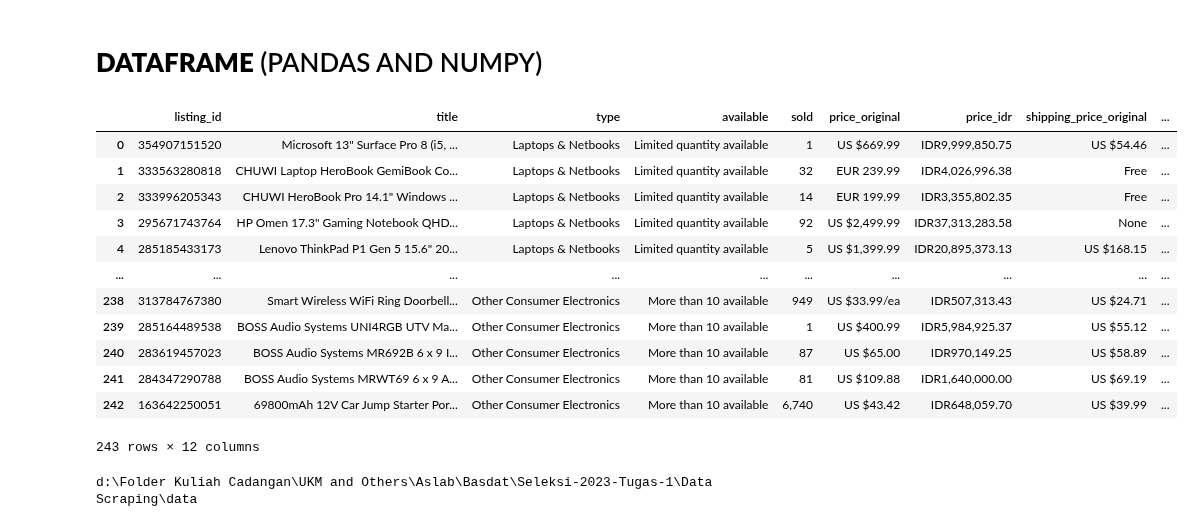
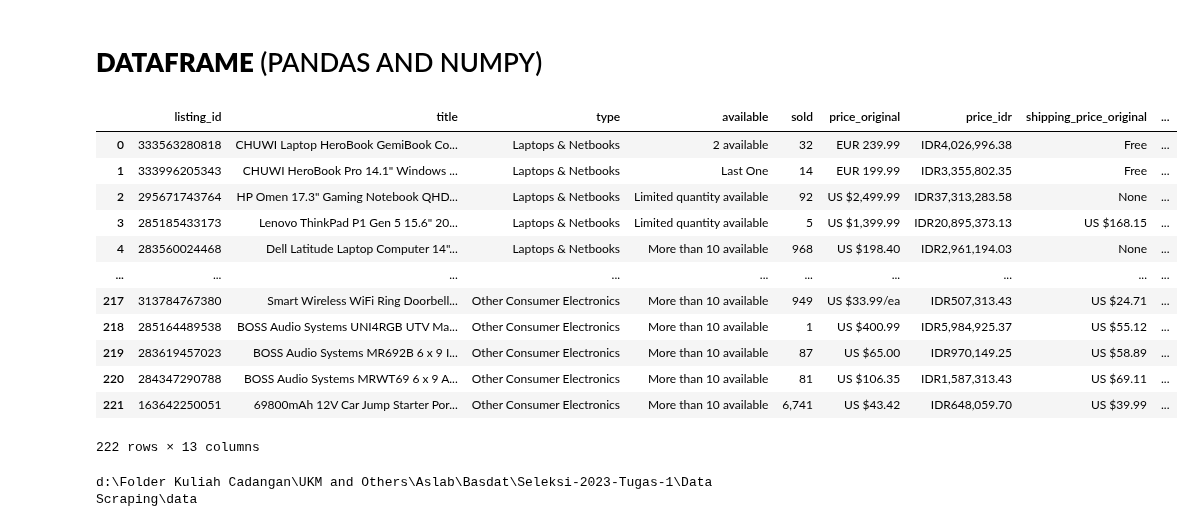
Before and after one commit to wargabasdat/Seleksi-2023-Tugas-1, a Jupyter notebook: Data Scraping/src/scraping.ipynb, the cells around one changed output. Drawn from its saved outputs; the diff is of its cells as text; code cells hidden in the pictures.

Commit message:
feat: scrap again to add new table

```diff
--- a/Data Scraping/src/scraping.ipynb
+++ b/Data Scraping/src/scraping.ipynb
@@ -45,6 +45,15 @@ def ScrapProductPage(url, type, listingID):
     else :
         available = None; sold = None
 
+    paymentString = ""
+    payment = tempSoup.find("div", "vim d-payments-minview").find("div", "ux-labels-values__values col-9")
+    payment = payment.findAll("span",role="img")
+    for i in payment:
+        if (len(paymentString) == 0):
+            paymentString = i['title']
+        else:
+            paymentString = paymentString + "," + i['title']
+
     product_price_original = tempSoup.find("div", "x-price-primary").find("span", "ux-textspans").get_text() # [4:] #removing "US $"
     product_price_idr = tempSoup.find("div", "x-price-approx").find("span", "ux-textspans ux-textspans--SECONDARY ux-textspans--BOLD").get_text() # [3:] #removing "IDR"
     shipping_price_original = tempSoup.find("div", "ux-labels-values__values-content").find("span", "ux-textspans ux-textspans--BOLD")
@@ -56,7 +65,7 @@ def ScrapProductPage(url, type, listingID):
     return_info = tempSoup.find("div", "ux-layout-section ux-layout-section--returns").findAll("span", "ux-textspans")[1].get_text()
     seller = tempSoup.find("div", "d-stores-info-categories__container__info__section__title").find("span", "ux-textspans ux-textspans--BOLD").get_text()
 
-    tuple = (listingID, name, type, available, sold, product_price_original, product_price_idr, shipping_price_original, shipping_location, return_info, seller, condition)
+    tuple = (listingID, name, type, available, sold, product_price_original, product_price_idr, shipping_price_original, shipping_location, return_info, seller, condition, paymentString)
     return tuple
 # %%
 prodsArray = [
@@ -98,27 +127,27 @@ for i in prodsArray:
 # %%
 import numpy as np
 import pandas as pd
 
 
 # Making into data frame
 numpyArr = np.array(dataArr)
 df = pd.DataFrame(numpyArr)
-df.columns = ["listing_id", "title", "type", "available", "sold", "price_original", "price_idr", "shipping_price_original", "shipping_location", "return", "seller", "condition"]
+df.columns = ["listing_id", "title", "type", "available", "sold", "price_original", "price_idr", "shipping_price_original", "shipping_location", "return", "seller", "condition", "payments"]
 df
 # %% [output]
 |  | listing_id | title | type | available | sold | price_original | price_idr | shipping_price_original | ... |
-| 0 | 354907151520 | Microsoft 13" Surface Pro 8 (i5, ... | Laptops & Netbooks | Limited quantity available | 1 | US $669.99 | IDR9,999,850.75 | US $54.46 | ... |
-| 1 | 333563280818 | CHUWI Laptop HeroBook GemiBook Co... | Laptops & Netbooks | Limited quantity available | 32 | EUR 239.99 | IDR4,026,996.38 | Free | ... |
-| 2 | 333996205343 | CHUWI HeroBook Pro 14.1" Windows ... | Laptops & Netbooks | Limited quantity available | 14 | EUR 199.99 | IDR3,355,802.35 | Free | ... |
-| 3 | 295671743764 | HP Omen 17.3" Gaming Notebook QHD... | Laptops & Netbooks | Limited quantity available | 92 | US $2,499.99 | IDR37,313,283.58 | None | ... |
-| 4 | 285185433173 | Lenovo ThinkPad P1 Gen 5 15.6" 20... | Laptops & Netbooks | Limited quantity available | 5 | US $1,399.99 | IDR20,895,373.13 | US $168.15 | ... |
+| 0 | 333563280818 | CHUWI Laptop HeroBook GemiBook Co... | Laptops & Netbooks | 2 available | 32 | EUR 239.99 | IDR4,026,996.38 | Free | ... |
+| 1 | 333996205343 | CHUWI HeroBook Pro 14.1" Windows ... | Laptops & Netbooks | Last One | 14 | EUR 199.99 | IDR3,355,802.35 | Free | ... |
+| 2 | 295671743764 | HP Omen 17.3" Gaming Notebook QHD... | Laptops & Netbooks | Limited quantity available | 92 | US $2,499.99 | IDR37,313,283.58 | None | ... |
+| 3 | 285185433173 | Lenovo ThinkPad P1 Gen 5 15.6" 20... | Laptops & Netbooks | Limited quantity available | 5 | US $1,399.99 | IDR20,895,373.13 | US $168.15 | ... |
+| 4 | 283560024468 | Dell Latitude Laptop Computer 14"... | Laptops & Netbooks | More than 10 available | 968 | US $198.40 | IDR2,961,194.03 | None | ... |
 | ... | ... | ... | ... | ... | ... | ... | ... | ... | ... |
-| 238 | 313784767380 | Smart Wireless WiFi Ring Doorbell... | Other Consumer Electronics | More than 10 available | 949 | US $33.99/ea | IDR507,313.43 | US $24.71 | ... |
-| 239 | 285164489538 | BOSS Audio Systems UNI4RGB UTV Ma... | Other Consumer Electronics | More than 10 available | 1 | US $400.99 | IDR5,984,925.37 | US $55.12 | ... |
-| 240 | 283619457023 | BOSS Audio Systems MR692B 6 x 9 I... | Other Consumer Electronics | More than 10 available | 87 | US $65.00 | IDR970,149.25 | US $58.89 | ... |
-| 241 | 284347290788 | BOSS Audio Systems MRWT69 6 x 9 A... | Other Consumer Electronics | More than 10 available | 81 | US $109.88 | IDR1,640,000.00 | US $69.19 | ... |
-| 242 | 163642250051 | 69800mAh 12V Car Jump Starter Por... | Other Consumer Electronics | More than 10 available | 6,740 | US $43.42 | IDR648,059.70 | US $39.99 | ... |
+| 217 | 313784767380 | Smart Wireless WiFi Ring Doorbell... | Other Consumer Electronics | More than 10 available | 949 | US $33.99/ea | IDR507,313.43 | US $24.71 | ... |
+| 218 | 285164489538 | BOSS Audio Systems UNI4RGB UTV Ma... | Other Consumer Electronics | More than 10 available | 1 | US $400.99 | IDR5,984,925.37 | US $55.12 | ... |
+| 219 | 283619457023 | BOSS Audio Systems MR692B 6 x 9 I... | Other Consumer Electronics | More than 10 available | 87 | US $65.00 | IDR970,149.25 | US $58.89 | ... |
+| 220 | 284347290788 | BOSS Audio Systems MRWT69 6 x 9 A... | Other Consumer Electronics | More than 10 available | 81 | US $106.35 | IDR1,587,313.43 | US $69.11 | ... |
+| 221 | 163642250051 | 69800mAh 12V Car Jump Starter Por... | Other Consumer Electronics | More than 10 available | 6,741 | US $43.42 | IDR648,059.70 | US $39.99 | ... |
-243 rows × 12 columns
+222 rows × 13 columns
 # %%
 import os
 dir = os.getcwd()
```
Also changed, not shown: parts of 2 cells of this notebook, 2 other files.
